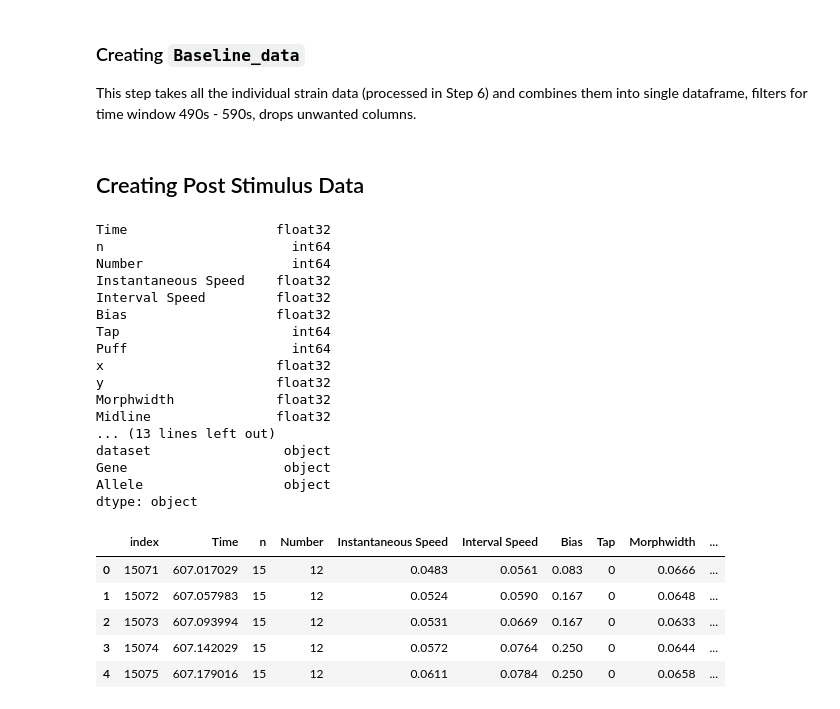
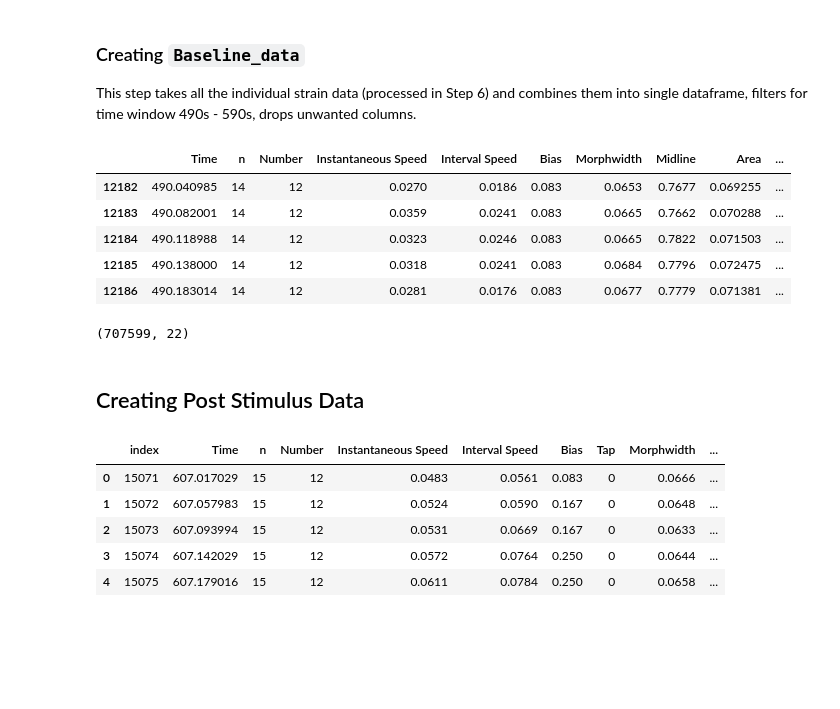
Before and after one commit to JosephLiangUBC/MWT_Dashboard, a Jupyter notebook: Step3_Tap_Baseline_Data_Analyses.ipynb, the cells around one changed output. Drawn from its saved outputs; the diff is of its cells as text; code cells hidden in the pictures; blank space fills up the shorter version.

```diff
--- a/Step3_Tap_Baseline_Data_Analyses.ipynb
+++ b/Step3_Tap_Baseline_Data_Analyses.ipynb
@@ -455,8 +455,15 @@ base['Allele'] = base['Allele'].fillna('N2')
 
 This step takes all the individual strain data (processed in Step 6) and combines them into single dataframe, filters for time window 490s - 590s, drops unwanted columns.
 # %%
-# Baseline_data = base.drop(columns=["Tap", "Puff", "x","y", "Experiment", "taps"]).dropna().reset_index(drop=True)
+Baseline_data = base.drop(columns=["Tap", "Puff", "x","y", "Experiment", "taps"]).dropna().reset_index(drop=True)
 
-# Baseline_data = Baseline_data[((Baseline_data.Time<=590.0)&(Baseline_data.Time >=490.0))]
+Baseline_data = Baseline_data[((Baseline_data.Time<=590.0)&(Baseline_data.Time >=490.0))]
 
-# Baseline_data.head()
+Baseline_data.head()
+# %% [output]
+|  | Time | n | Number | Instantaneous Speed | Interval Speed | Bias | Morphwidth | Midline | Area | ... |
+| 12182 | 490.040985 | 14 | 12 | 0.0270 | 0.0186 | 0.083 | 0.0653 | 0.7677 | 0.069255 | ... |
+| 12183 | 490.082001 | 14 | 12 | 0.0359 | 0.0241 | 0.083 | 0.0665 | 0.7662 | 0.070288 | ... |
+| 12184 | 490.118988 | 14 | 12 | 0.0323 | 0.0246 | 0.083 | 0.0665 | 0.7822 | 0.071503 | ... |
+| 12185 | 490.138000 | 14 | 12 | 0.0318 | 0.0241 | 0.083 | 0.0684 | 0.7796 | 0.072475 | ... |
+| 12186 | 490.183014 | 14 | 12 | 0.0281 | 0.0176 | 0.083 | 0.0677 | 0.7779 | 0.071381 | ... |
@@ -465,25 +470,9 @@ This step takes all the individual strain data (processed in Step 6) and combine
+# %%
+Baseline_data.shape
+# %% [output]
+(707599, 22)
 # %% [markdown]
 ## Creating Post Stimulus Data
-# %%
-base.dtypes
-# %% [output]
-Time                   float32
-n                        int64
-Number                   int64
-Instantaneous Speed    float32
-Interval Speed         float32
-Bias                   float32
-Tap                      int64
-Puff                     int64
-x                      float32
-y                      float32
-Morphwidth             float32
-Midline                float32
-... (13 lines left out)
-dataset                 object
-Gene                    object
-Allele                  object
-dtype: object
 # %%
 # similar filters as baseline data
 
```
Also changed, not shown: parts of 9 cells of this notebook.
